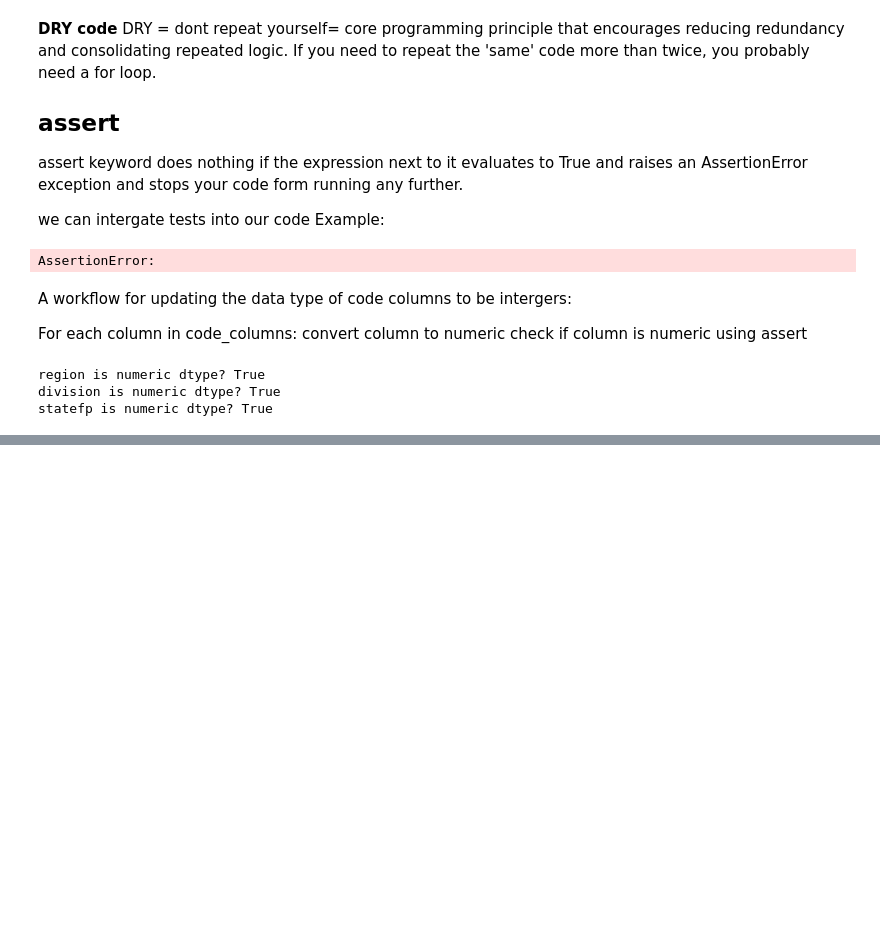
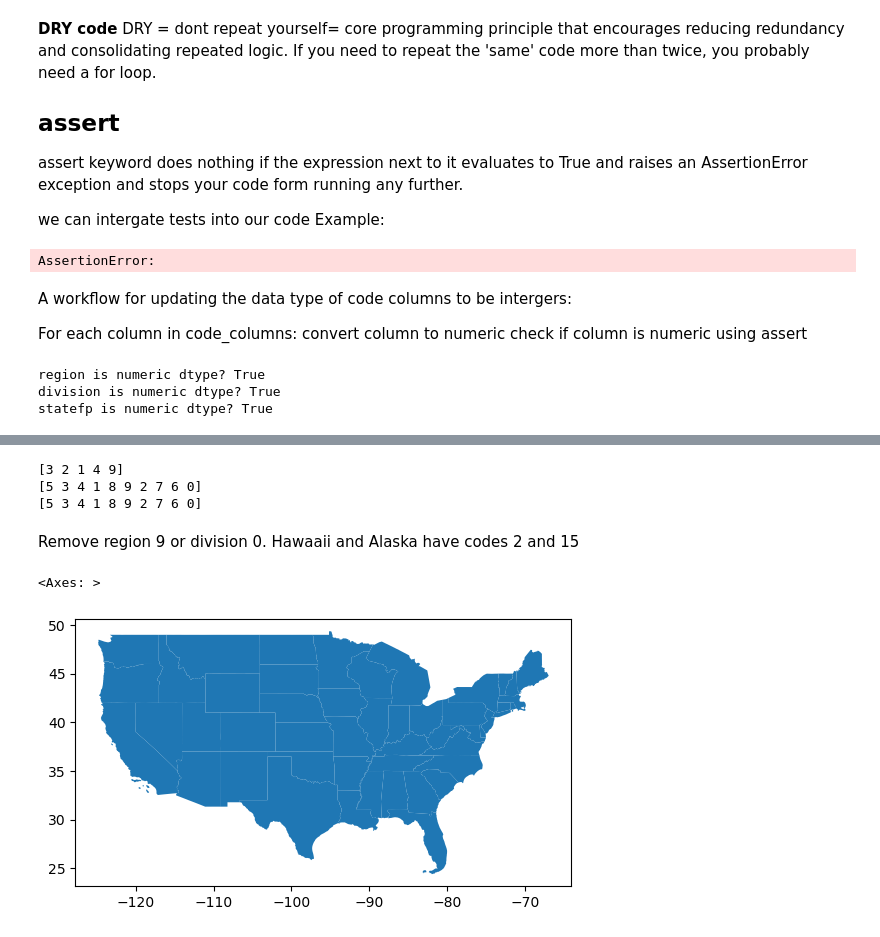
Before and after one commit to IIDonaji/EDS2020-2025-in-class, a Jupyter notebook: week5-code-streamlining.ipynb, the cells around one changed output, grey strips where cells are left out. Drawn from its saved outputs; the diff is of its cells as text; code cells hidden in the pictures; blank space fills up the shorter version.

```diff
--- a/week5-code-streamlining.ipynb
+++ b/week5-code-streamlining.ipynb
@@ -200,0 +232,19 @@ statefp is numeric dtype? True
+# %%
+# 1
+print(states.region.unique())
+print(states.division.unique())
+print(states.division.unique())
+# %% [output]
+[3 2 1 4 9]
+[5 3 4 1 8 9 2 7 6 0]
+[5 3 4 1 8 9 2 7 6 0]
+# %% [markdown]
+Remove region 9 or division 0.
+Hawaaii and Alaska have codes 2 and 15
+# %%
+# Select contignous US states
+contiguous = states[(states["region"] !=9) & (~states["statefp"].isin([2,15]))] # negate statement with ~
+contiguous.plot()
+# %% [output]
+<Axes: >
+[figure, added]
```
Also changed, not shown: parts of 19 cells of this notebook.
